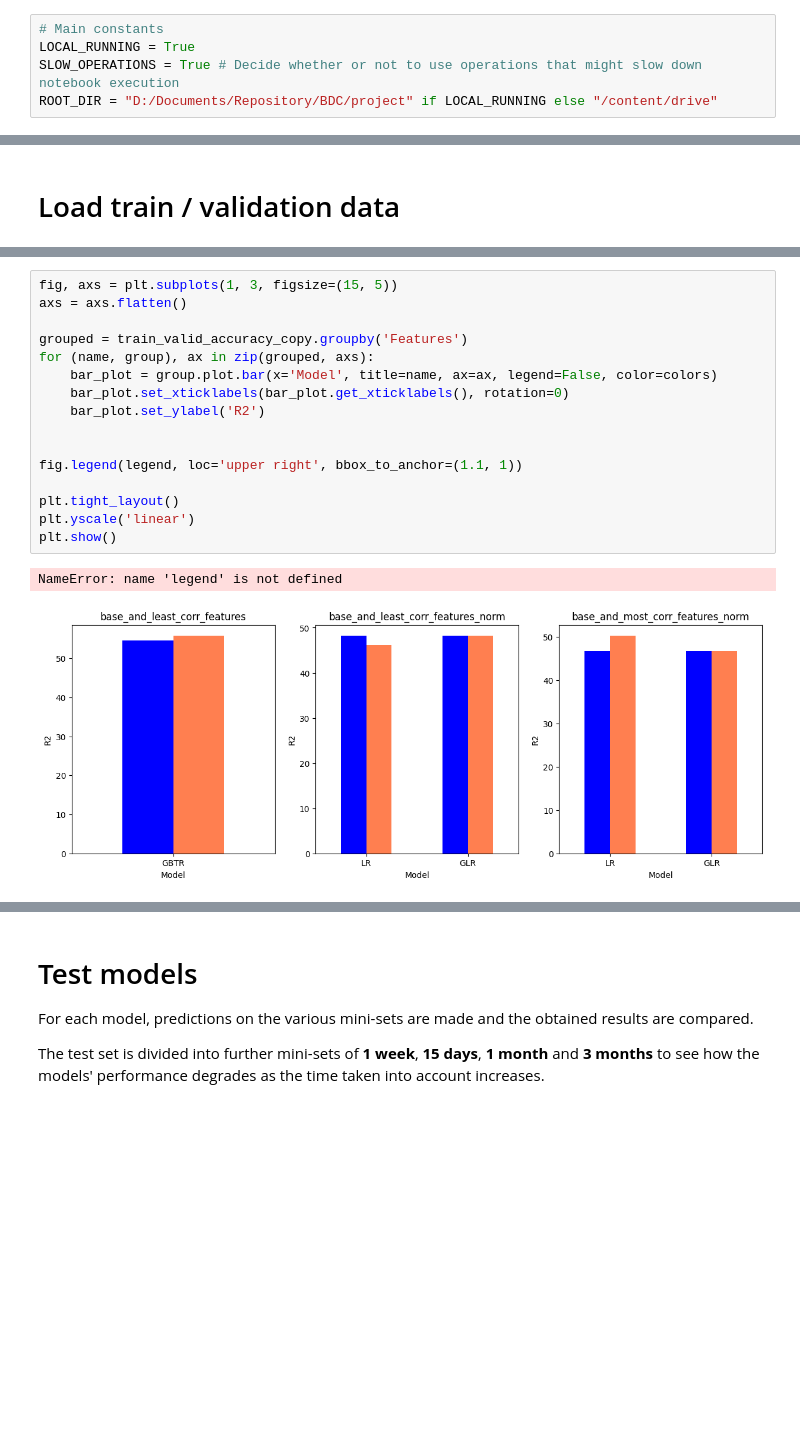
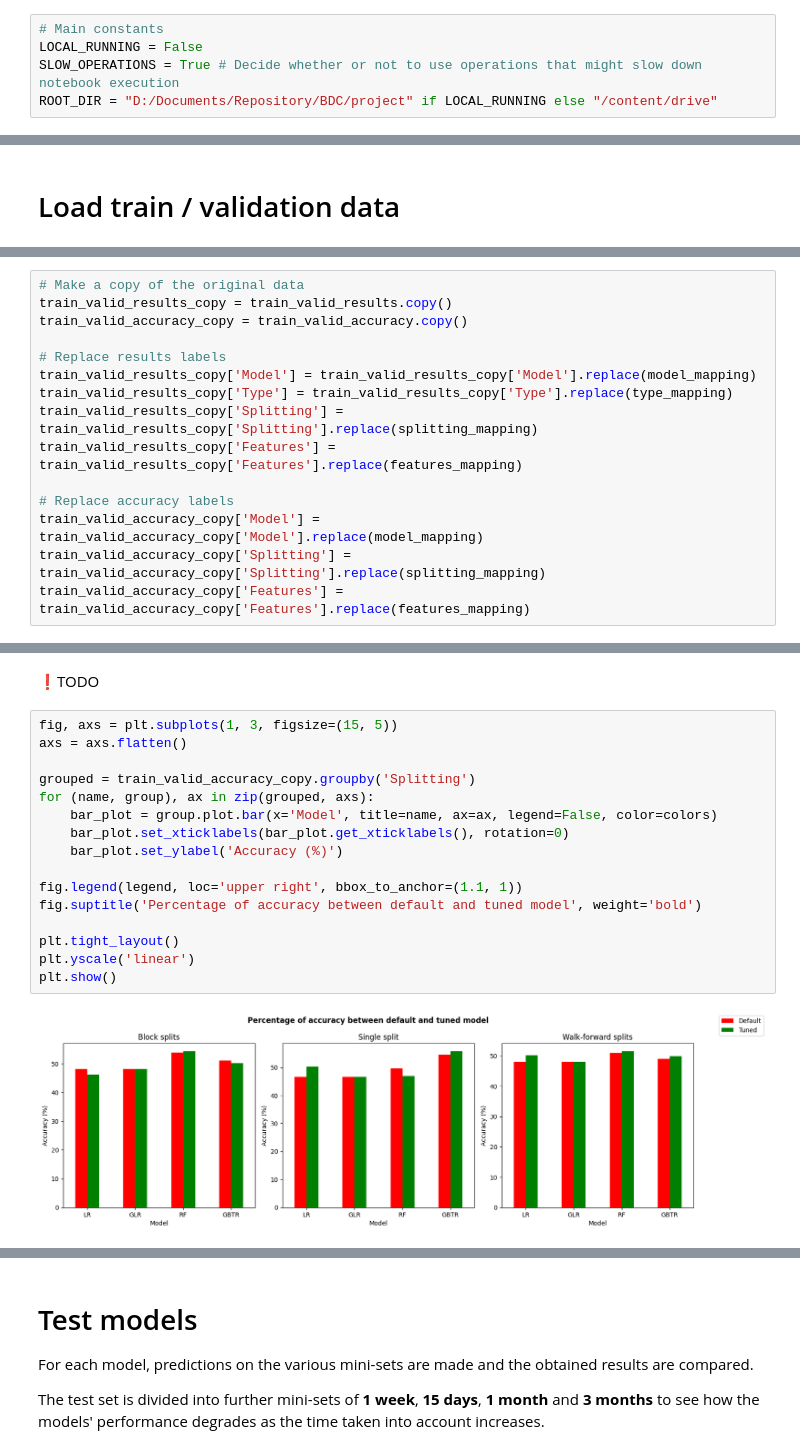
Before and after one commit to CorsiDanilo/bitcoin-price-prediction-with-pyspark, a Jupyter notebook: notebooks/6-final-scores.ipynb, the cells around one changed output, grey strips where cells are left out. Drawn from its saved outputs; the diff is of its cells as text; blank space fills up the shorter version.

Commit message:
Updating final plots and logic

```diff
--- a/notebooks/6-final-scores.ipynb
+++ b/notebooks/6-final-scores.ipynb
@@ -18,7 +18,7 @@ Description: display of final scores and making predictions on the test set with
 # Global constants, dependencies, libraries and tools
 # %%
 # Main constants
-LOCAL_RUNNING = True
+LOCAL_RUNNING = False
 SLOW_OPERATIONS = True # Decide whether or not to use operations that might slow down notebook execution
 ROOT_DIR = "D:/Documents/Repository/BDC/project" if LOCAL_RUNNING else "/content/drive"
 # %%
@@ -282,0 +299,15 @@ type_mapping = {
+# %%
+# Make a copy of the original data
+train_valid_results_copy = train_valid_results.copy()
+train_valid_accuracy_copy = train_valid_accuracy.copy()
+
+# Replace results labels
+train_valid_results_copy['Model'] = train_valid_results_copy['Model'].replace(model_mapping)
+train_valid_results_copy['Type'] = train_valid_results_copy['Type'].replace(type_mapping)
+train_valid_results_copy['Splitting'] = train_valid_results_copy['Splitting'].replace(splitting_mapping)
+train_valid_results_copy['Features'] = train_valid_results_copy['Features'].replace(features_mapping)
+
+# Replace accuracy labels
+train_valid_accuracy_copy['Model'] = train_valid_accuracy_copy['Model'].replace(model_mapping)
+train_valid_accuracy_copy['Splitting'] = train_valid_accuracy_copy['Splitting'].replace(splitting_mapping)
+train_valid_accuracy_copy['Features'] = train_valid_accuracy_copy['Features'].replace(features_mapping)
@@ -318,19 +386,20 @@ plt.show()
+# %% [markdown]
+❗TODO
 # %%
 fig, axs = plt.subplots(1, 3, figsize=(15, 5))
 axs = axs.flatten()
 
-grouped = train_valid_accuracy_copy.groupby('Features')
+grouped = train_valid_accuracy_copy.groupby('Splitting')
 for (name, group), ax in zip(grouped, axs):
     bar_plot = group.plot.bar(x='Model', title=name, ax=ax, legend=False, color=colors)
     bar_plot.set_xticklabels(bar_plot.get_xticklabels(), rotation=0)
-    bar_plot.set_ylabel('R2')
-
+    bar_plot.set_ylabel('Accuracy (%)')
 
 fig.legend(legend, loc='upper right', bbox_to_anchor=(1.1, 1))
+fig.suptitle('Percentage of accuracy between default and tuned model', weight='bold')
 
 plt.tight_layout()
 plt.yscale('linear')
 plt.show()
 # %% [output]
-NameError: name 'legend' is not defined
-[figure, old version]
+[figure, new version]
```
Also changed, not shown: parts of 47 cells of this notebook, 1 other file.
